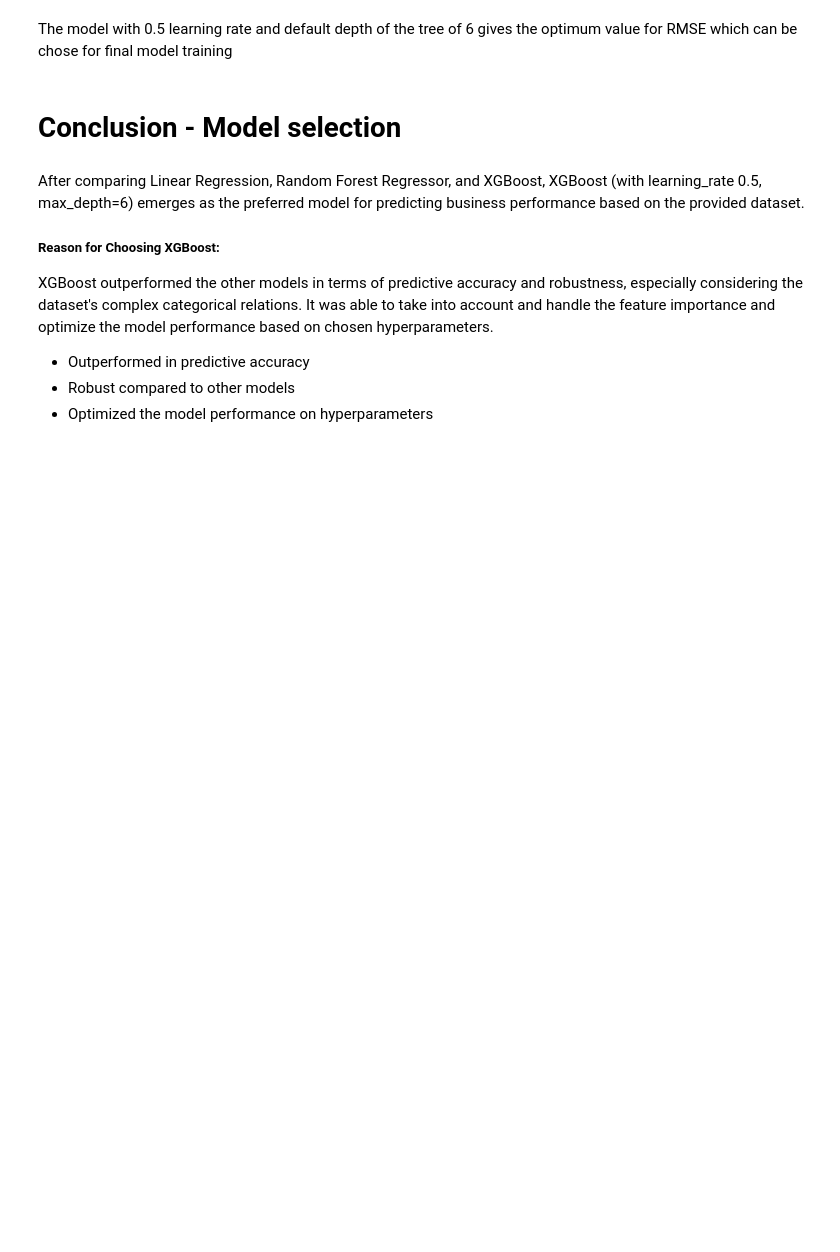
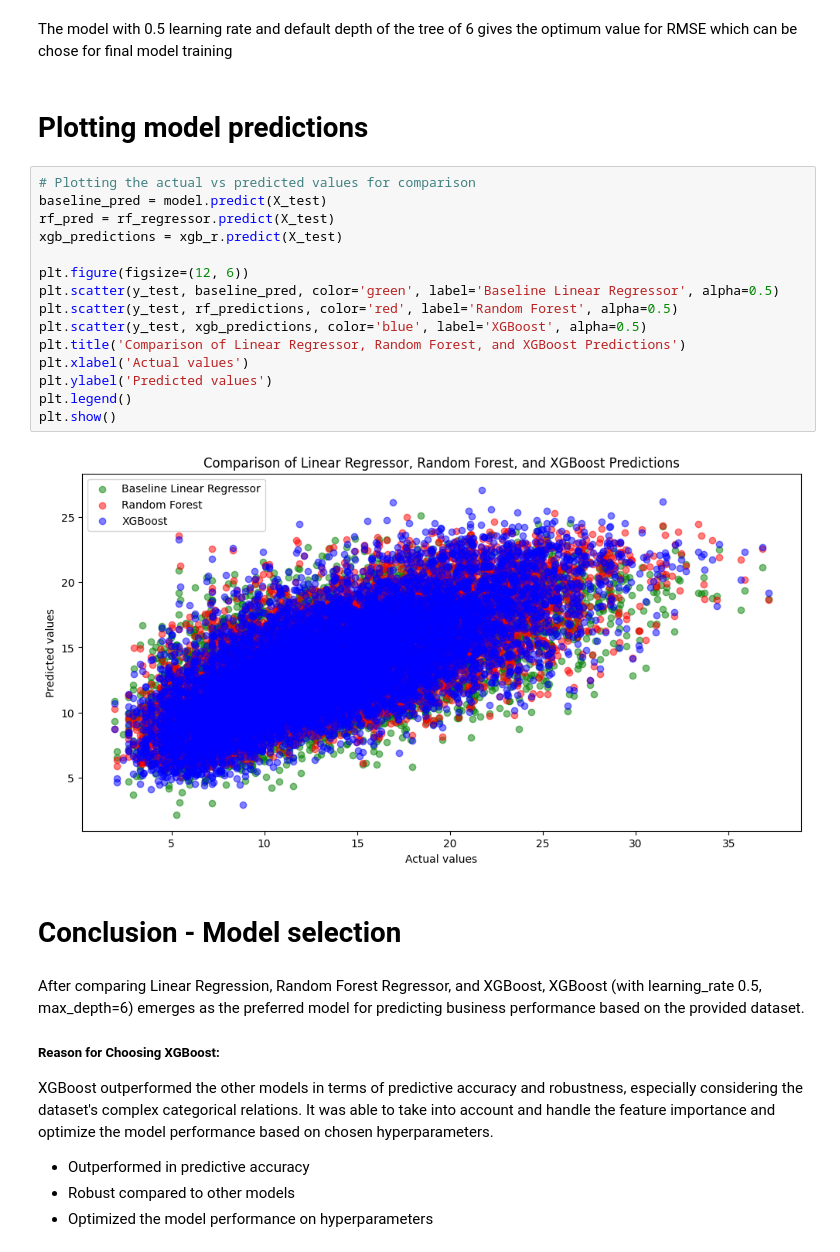
Before and after one commit to ashrithagoramane/INFO7390, a Jupyter notebook: notebooks/FinalNotebook.ipynb, the cells around one changed output. Saved outputs shown, nothing was run; the diff lists cells and outputs as text; blank space fills up the shorter version.

```diff
--- a/notebooks/FinalNotebook.ipynb
+++ b/notebooks/FinalNotebook.ipynb
@@ -878,5 +891,24 @@ RMSE : 3.9291558439697876
 # %% [markdown]
 The model with 0.5 learning rate and default depth of the tree of 6 gives the optimum value for RMSE which can be chose for final model training
+# %% [markdown]
+# Plotting model predictions
+# %%
+# Plotting the actual vs predicted values for comparison
+baseline_pred = model.predict(X_test)
+rf_pred = rf_regressor.predict(X_test)
+xgb_predictions = xgb_r.predict(X_test)
+
+plt.figure(figsize=(12, 6))
+plt.scatter(y_test, baseline_pred, color='green', label='Baseline Linear Regressor', alpha=0.5)
+plt.scatter(y_test, rf_predictions, color='red', label='Random Forest', alpha=0.5)
+plt.scatter(y_test, xgb_predictions, color='blue', label='XGBoost', alpha=0.5)
+plt.title('Comparison of Linear Regressor, Random Forest, and XGBoost Predictions')
+plt.xlabel('Actual values')
+plt.ylabel('Predicted values')
+plt.legend()
+plt.show()
+# %% [output]
+[figure, added]
 # %% [markdown]
 # Conclusion - Model selection
 # %% [markdown]
```
Also changed, not shown: parts of 4 cells of this notebook.
